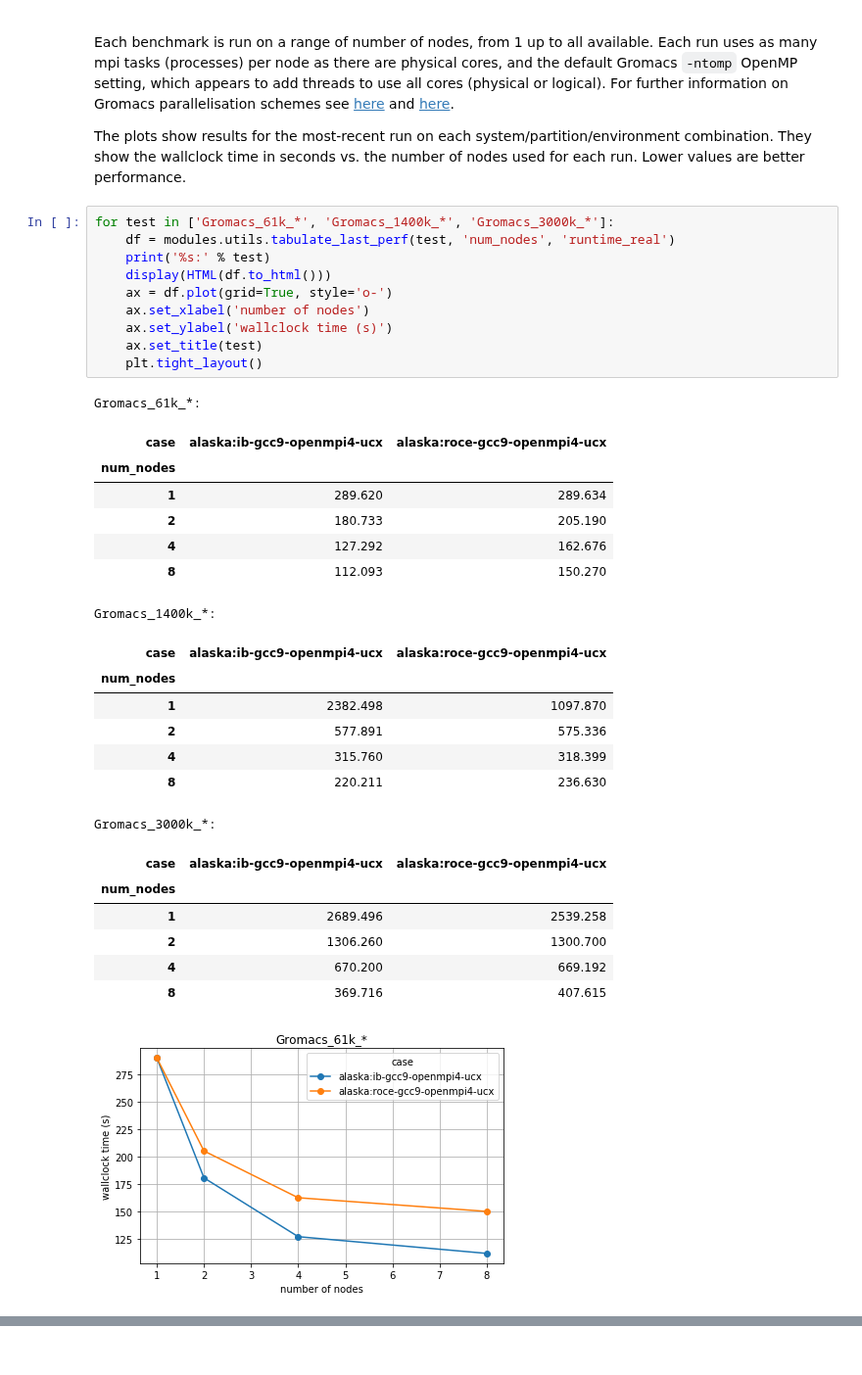
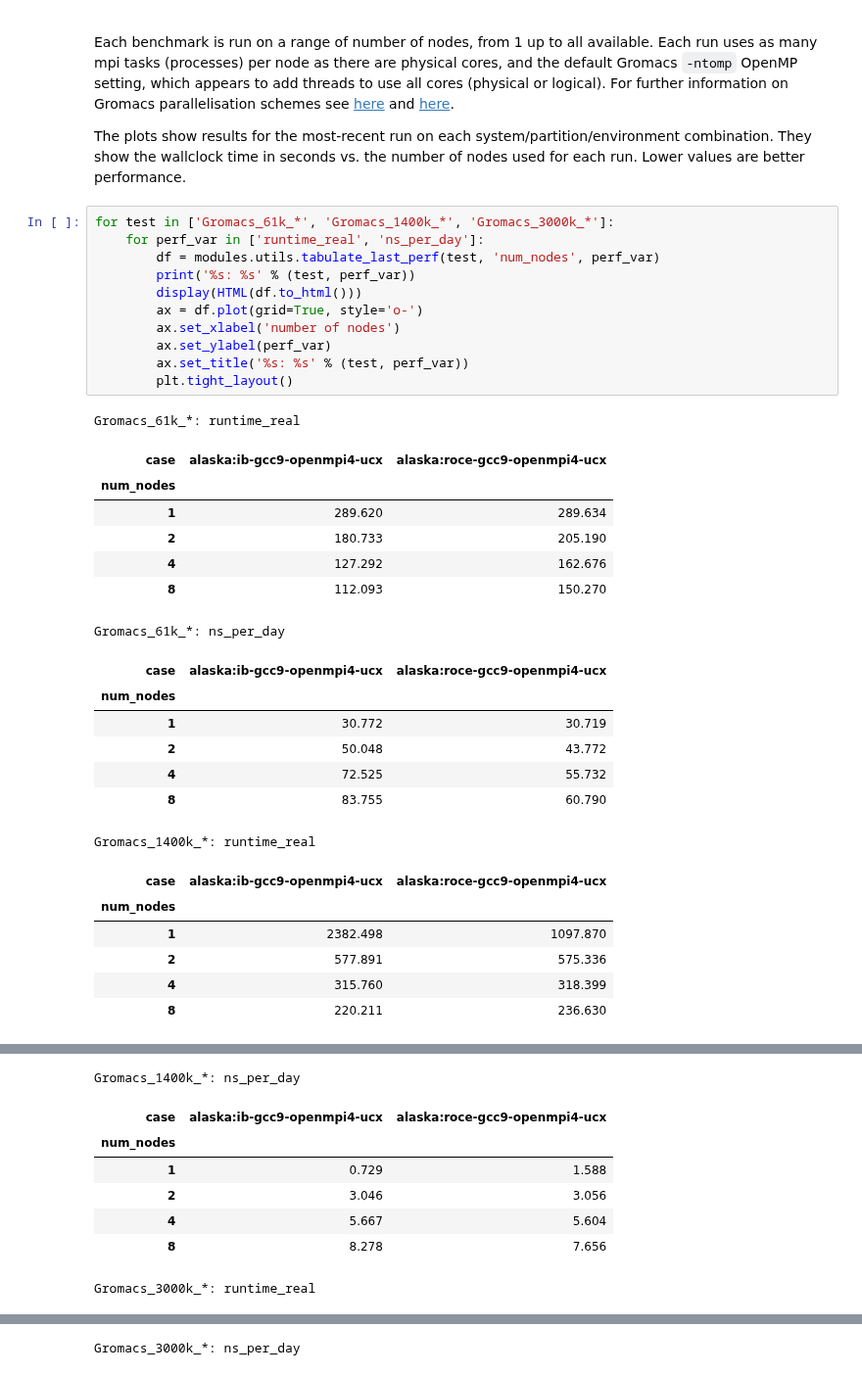
Before and after one commit to ukri-excalibur/excalibur-tests, a Jupyter notebook: apps/gromacs/gromacs.ipynb, the cells around one changed output, grey strips where cells are left out. Shown at 98% size. Saved outputs shown, nothing was run; the diff lists cells and outputs as text.

Commit message:
gromacs plots: add ns_per_day perf var

```diff
--- a/apps/gromacs/gromacs.ipynb
+++ b/apps/gromacs/gromacs.ipynb
@@ -25,34 +25,34 @@ Each benchmark is run on a range of number of nodes, from 1 up to all available.
 The plots show results for the most-recent run on each system/partition/environment combination. They show the wallclock time in seconds vs. the number of nodes used for each run. Lower values are better performance.
 # %%
 for test in ['Gromacs_61k_*', 'Gromacs_1400k_*', 'Gromacs_3000k_*']:
-    df = modules.utils.tabulate_last_perf(test, 'num_nodes', 'runtime_real')
-    print('%s:' % test)
-    display(HTML(df.to_html()))
-    ax = df.plot(grid=True, style='o-')
-    ax.set_xlabel('number of nodes')
-    ax.set_ylabel('wallclock time (s)')
-    ax.set_title(test)
-    plt.tight_layout()
+    for perf_var in ['runtime_real', 'ns_per_day']:
+        df = modules.utils.tabulate_last_perf(test, 'num_nodes', perf_var)
+        print('%s: %s' % (test, perf_var))
+        display(HTML(df.to_html()))
+        ax = df.plot(grid=True, style='o-')
+        ax.set_xlabel('number of nodes')
+        ax.set_ylabel(perf_var)
+        ax.set_title('%s: %s' % (test, perf_var))
+        plt.tight_layout()
 # %% [output]
-Gromacs_61k_*:
+Gromacs_61k_*: runtime_real
 | case | alaska:ib-gcc9-openmpi4-ucx | alaska:roce-gcc9-openmpi4-ucx |
 | num_nodes |  |  |
 | 1 | 289.620 | 289.634 |
 | 2 | 180.733 | 205.190 |
 | 4 | 127.292 | 162.676 |
 | 8 | 112.093 | 150.270 |
-Gromacs_1400k_*:
+Gromacs_61k_*: ns_per_day
 | case | alaska:ib-gcc9-openmpi4-ucx | alaska:roce-gcc9-openmpi4-ucx |
 | num_nodes |  |  |
-| 1 | 2382.498 | 1097.870 |
-| 2 | 577.891 | 575.336 |
-| 4 | 315.760 | 318.399 |
-| 8 | 220.211 | 236.630 |
+| 1 | 30.772 | 30.719 |
+| 2 | 50.048 | 43.772 |
+| 4 | 72.525 | 55.732 |
+| 8 | 83.755 | 60.790 |
-Gromacs_3000k_*:
+Gromacs_1400k_*: runtime_real
 | case | alaska:ib-gcc9-openmpi4-ucx | alaska:roce-gcc9-openmpi4-ucx |
 | num_nodes |  |  |
-| 1 | 2689.496 | 2539.258 |
-| 2 | 1306.260 | 1300.700 |
-| 4 | 670.200 | 669.192 |
-| 8 | 369.716 | 407.615 |
+| 1 | 2382.498 | 1097.870 |
+| 2 | 577.891 | 575.336 |
+| 4 | 315.760 | 318.399 |
+| 8 | 220.211 | 236.630 |
-[figure, removed]
@@ -60,0 +59,8 @@ Gromacs_3000k_*:
+Gromacs_1400k_*: ns_per_day
+| case | alaska:ib-gcc9-openmpi4-ucx | alaska:roce-gcc9-openmpi4-ucx |
+| num_nodes |  |  |
+| 1 | 0.729 | 1.588 |
+| 2 | 3.046 | 3.056 |
+| 4 | 5.667 | 5.604 |
+| 8 | 8.278 | 7.656 |
+Gromacs_3000k_*: runtime_real
@@ -60,0 +73 @@ Gromacs_3000k_*:
+Gromacs_3000k_*: ns_per_day
```
Also changed, not shown: parts of 1 cell of this notebook.
